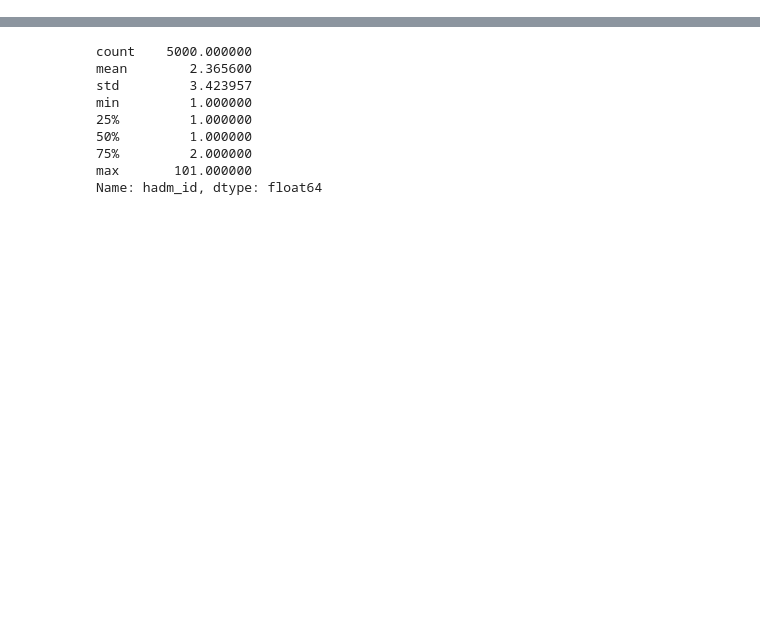
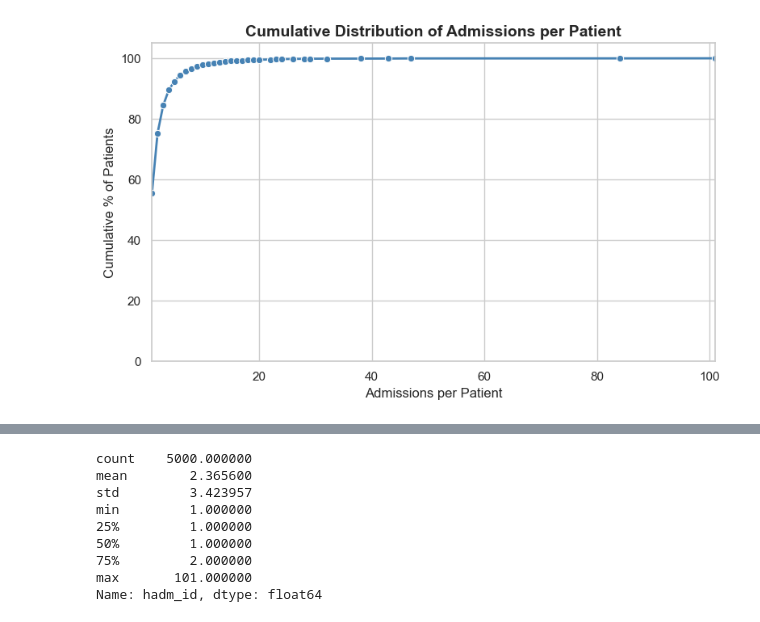
Before and after one commit to amyduguid2/MIMIC_Analysis, a Jupyter notebook: visualisation.ipynb, the cells around one changed output, grey strips where cells are left out. Drawn from its saved outputs; the diff is of its cells as text; code cells hidden in the pictures; blank space fills up the shorter version.

```diff
--- a/visualisation.ipynb
+++ b/visualisation.ipynb
@@ -18,0 +19,36 @@ plt.show()
+# %%
+import seaborn as sns
+import matplotlib.pyplot as plt
+
+# Compute cumulative distribution
+adm_per_patient = df.groupby("subject_id")["hadm_id"].nunique()
+cum = (
+    adm_per_patient.value_counts()
+    .sort_index()
+    .cumsum() / len(adm_per_patient) * 100
+).reset_index()
+cum.columns = ["Admissions_per_Patient", "Cumulative_Percent"]
+
+# Seaborn style
+sns.set_theme(style="whitegrid")
+
+plt.figure(figsize=(8,5))
+sns.lineplot(
+    data=cum,
+    x="Admissions_per_Patient",
+    y="Cumulative_Percent",
+    marker="o",
+    linewidth=2,
+    color="steelblue"
+)
+
+# Labels & formatting
+plt.xlabel("Admissions per Patient", fontsize=12)
+plt.ylabel("Cumulative % of Patients", fontsize=12)
+plt.title("Cumulative Distribution of Admissions per Patient", fontsize=14, weight="bold")
+plt.ylim(0, 105)
+plt.xlim(1, cum["Admissions_per_Patient"].max())
+plt.tight_layout()
+plt.show()
+# %% [output]
+[figure, added]
```
Also changed, not shown: parts of 15 cells of this notebook, 5 other files.
